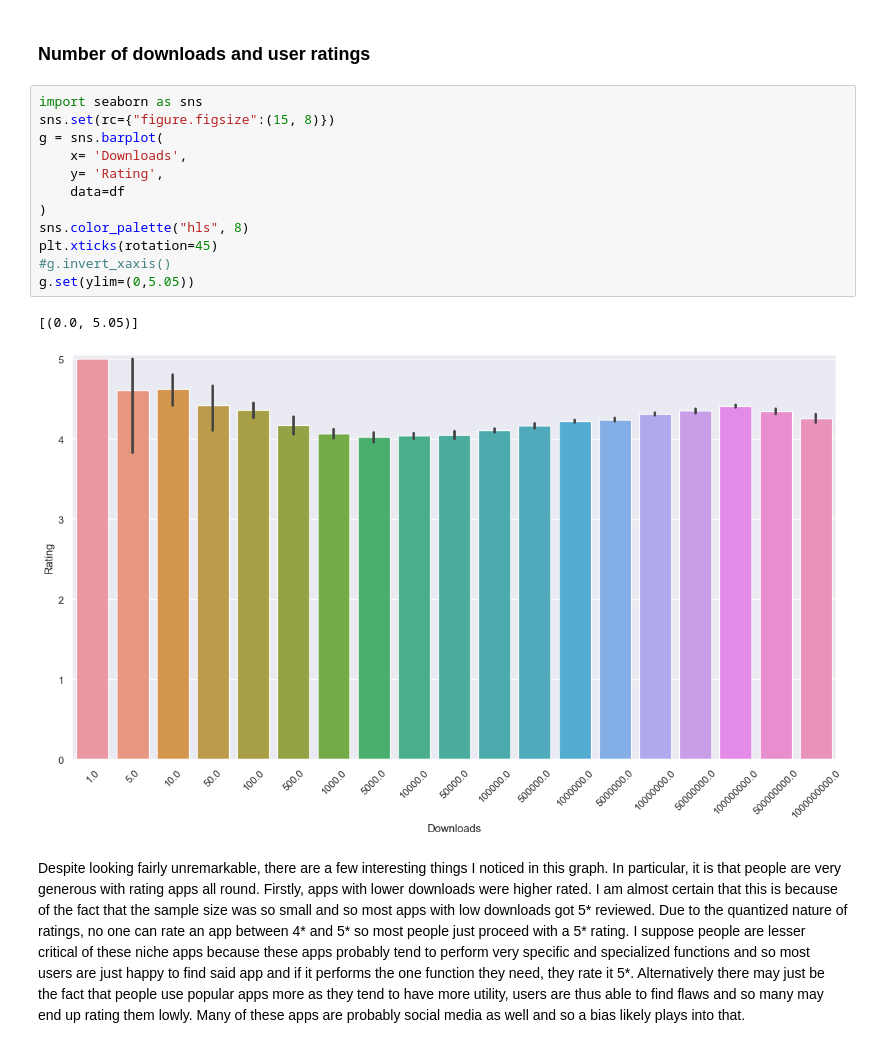
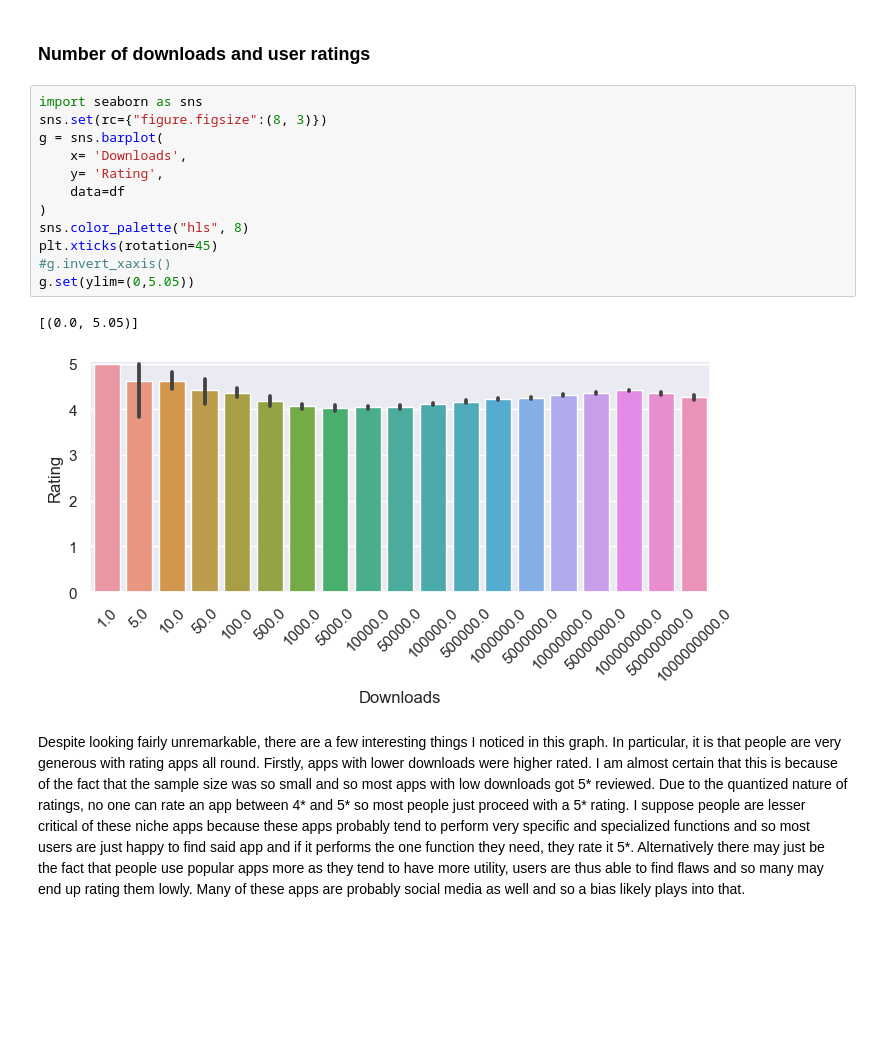
Before and after one commit to ubco-W2022T1-cosc301/project-group36, a Jupyter notebook: notebooks/analysis 3.ipynb, the cells around one changed output. Drawn from its saved outputs; the diff is of its cells as text; blank space fills up the shorter version.

Commit message:
Made some minor tweaks: mentioned research interest, resized graphs and reformatted conclusion

```diff
--- a/notebooks/analysis 3.ipynb
+++ b/notebooks/analysis 3.ipynb
@@ -239,19 +249,19 @@ df.head()
 ### Number of downloads and user ratings
 # %%
 import seaborn as sns
-sns.set(rc={"figure.figsize":(15, 8)})
+sns.set(rc={"figure.figsize":(8, 3)})
 g = sns.barplot(
     x= 'Downloads',
     y= 'Rating',
     data=df
 )
 sns.color_palette("hls", 8)
 plt.xticks(rotation=45)
 #g.invert_xaxis()
 g.set(ylim=(0,5.05))
 # %% [output]
 [(0.0, 5.05)]
-[figure, old version]
+[figure, new version]
 # %% [markdown]
 Despite looking fairly unremarkable, there are a few interesting things I noticed in this graph.
 In particular, it is that people are very generous with rating apps all round.
```
Also changed, not shown: parts of 9 cells of this notebook, 1 other file.
